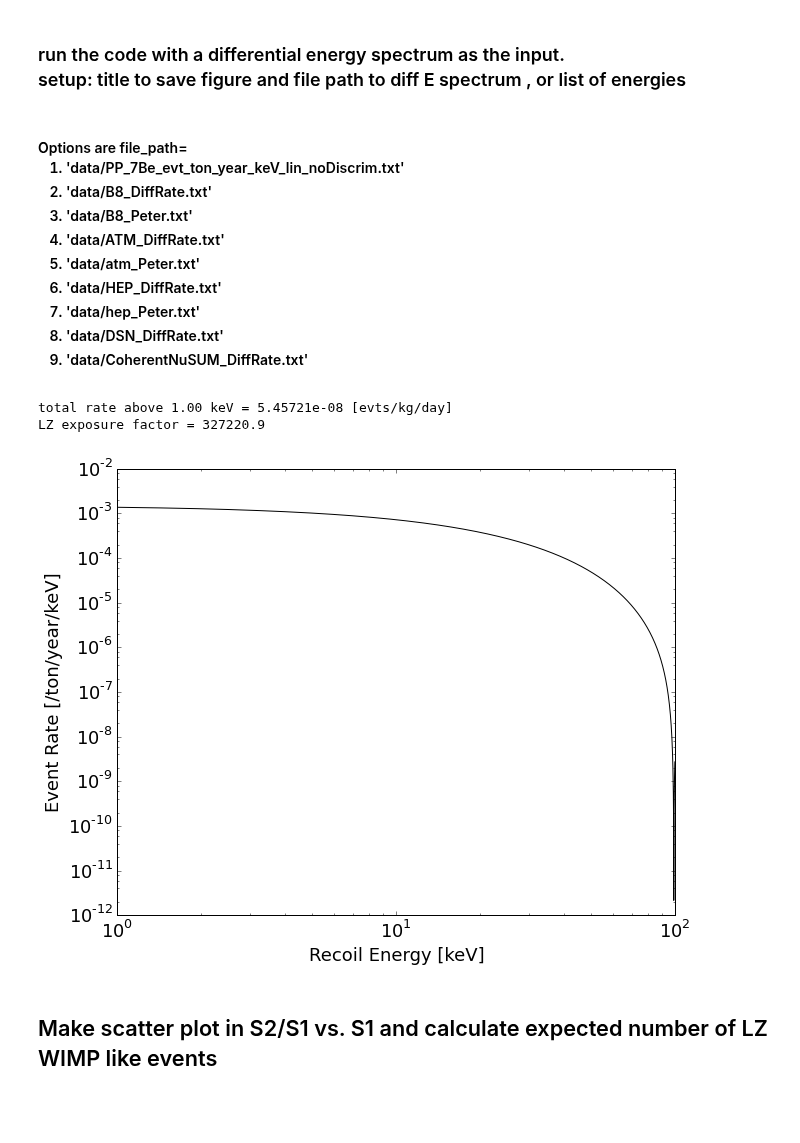
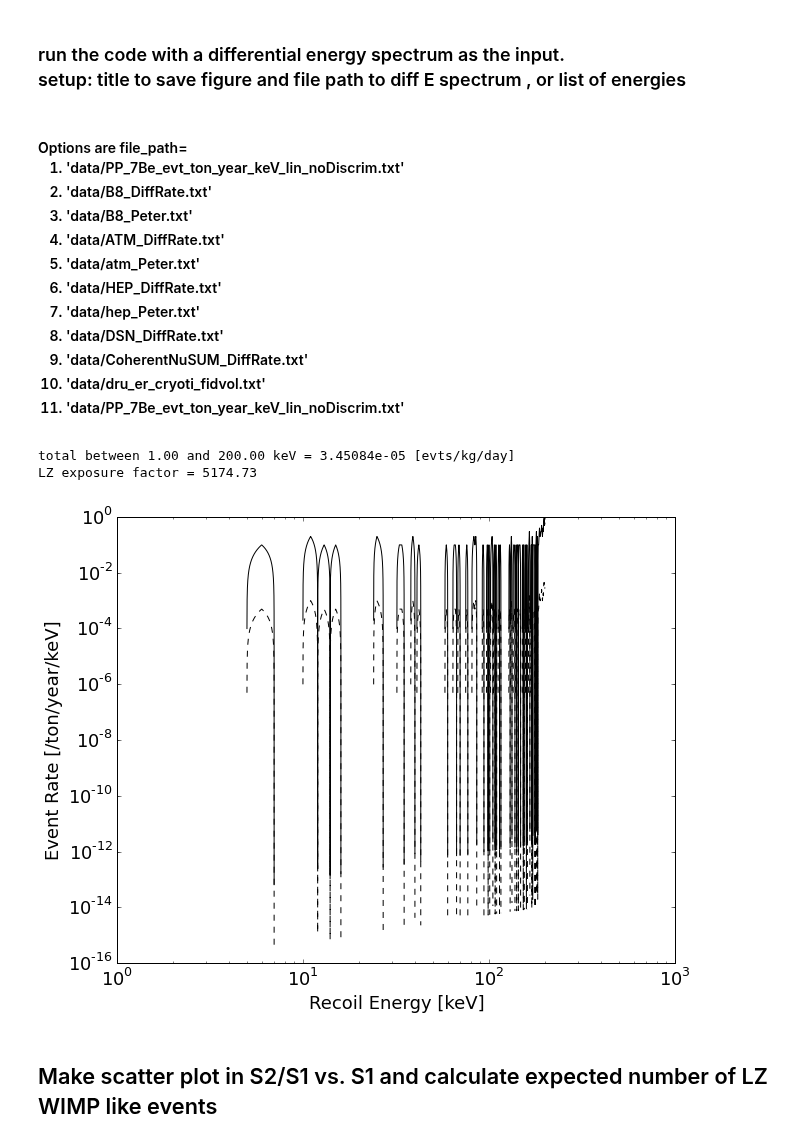
Before and after one commit to attdobi/iPyNb, a Jupyter notebook: PyNEST/LZ_S1S2_BG_Calc.ipynb, the cells around one changed output. Saved outputs shown, nothing was run; the diff lists cells and outputs as text; code cells hidden in the pictures; blank space fills up the shorter version.

```diff
--- a/PyNEST/LZ_S1S2_BG_Calc.ipynb
+++ b/PyNEST/LZ_S1S2_BG_Calc.ipynb
@@ -38,26 +38,28 @@ Functions loaded:
 <li>'data/hep_Peter.txt'</li>
 <li>'data/DSN_DiffRate.txt'</li>
 <li>'data/CoherentNuSUM_DiffRate.txt'</li>
+<li>'data/dru_er_cryoti_fidvol.txt' </li>
+<li>'data/PP_7Be_evt_ton_year_keV_lin_noDiscrim.txt'</li>
 </ol>
 </h4>
 # %%
 #setup (title to save figure, and file path to diff E spectrum , or list of energies)
-title="atm_Peter"
-file_path='data/atm_Peter.txt'
-ParticleType='NR' # ER or NR
+title="PP"
+file_path='data/PP_7Be_evt_ton_year_keV_lin_noDiscrim.txt'
+ParticleType='ER' # ER or NR
 
 # Get S1 and S2 from an exmple PP solar neutrino differential spectrum
-Nph, Ne, Ne_ext, S1_spike, S1, S2, NS1_coin, Rate_evts_kg_day, LZ_exposure_factor = dN2NphNe(file_path=file_path,ParticleType=ParticleType,nSim=1e5, minSpikePE=0.2, e_lifetime=1000)
+Nph, Ne, Ne_ext, S1_spike, S1, S2, NS1_coin, Rate_evts_kg_day, LZ_exposure_factor = dN2NphNe(file_path=file_path,ParticleType=ParticleType,nSim=1e6, minSpikePE=0.2, e_lifetime=1000)
 
 # Or use this to convert energy array into S1,S2 with energy_array=>your energy array
 #Nph, Ne, S1, S2 = E2NphNe(Energy =energy_array, ParticleType=ParticleType)
 
 #Generate Flat ER and NR spectra:
 S1_bin_cen_n, mean_S2oS1_n, std_S2oS1_n, S1_bin_cen_e, mean_S2oS1_e, stdev_S2oS1_e, E_bin_cen_e, Eff_e, E_bin_cen_r, Eff_r = genBands(nSim=1e6)
 # %% [output]
-total rate above 1.00 keV = 5.45721e-08 [evts/kg/day]
-LZ exposure factor = 327220.9
+total between 1.00 and 200.00 keV = 3.45084e-05 [evts/kg/day]
+LZ exposure factor = 5174.73
-[figure, old version]
+[figure, new version]
 # %% [markdown]
 <h2> Make scatter plot in S2/S1 vs. S1 and calculate expected number of LZ WIMP like events</h2>
 # %%
```
Also changed, not shown: parts of 2 cells of this notebook, 9 other files.
